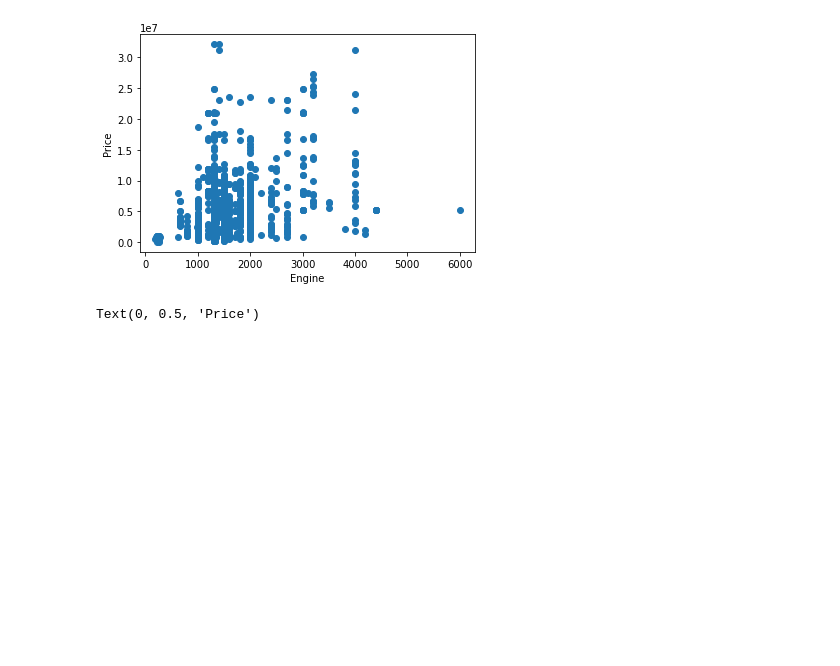
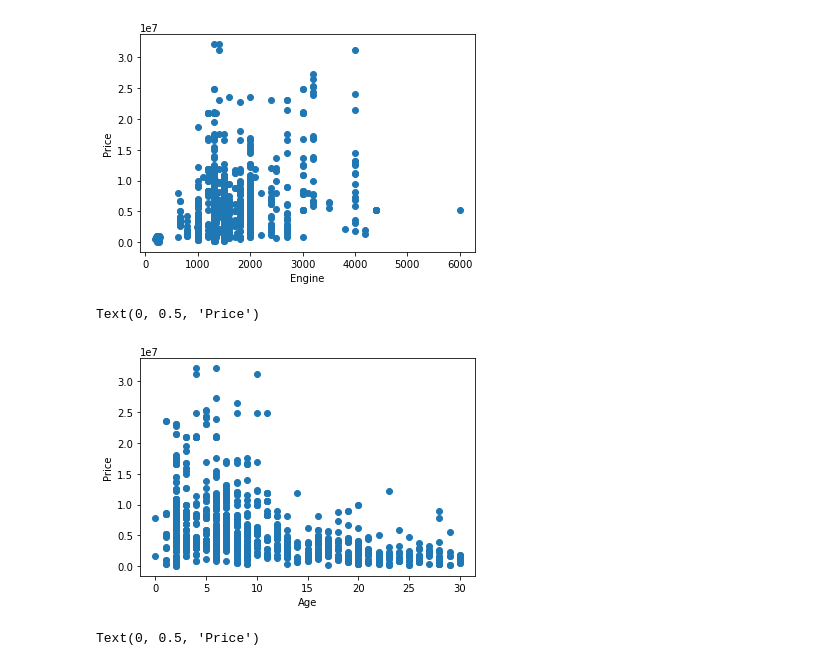
Before and after one commit to Toran98/Team-HyperNova-SDGP, a Jupyter notebook: CarPricePrediction.ipynb, the cells around one changed output. Saved outputs shown, nothing was run; the diff lists cells and outputs as text; code cells hidden in the pictures; blank space fills up the shorter version.

```diff
--- a/CarPricePrediction.ipynb
+++ b/CarPricePrediction.ipynb
@@ -72,6 +88,13 @@ plt.ylabel("Price")
 # %% [output]
 Text(0, 0.5, 'Price')
 [figure]
+# %%
+plt.scatter(df['Age'], df['Price'])
+plt.xlabel("Age")
+plt.ylabel("Price")
+# %% [output]
+Text(0, 0.5, 'Price')
+[figure, added]
 # %%
 plt.scatter(df['Transmission'], df['Price'])
 plt.xlabel("Transmission")
```
Also changed, not shown: parts of 15 cells of this notebook.
